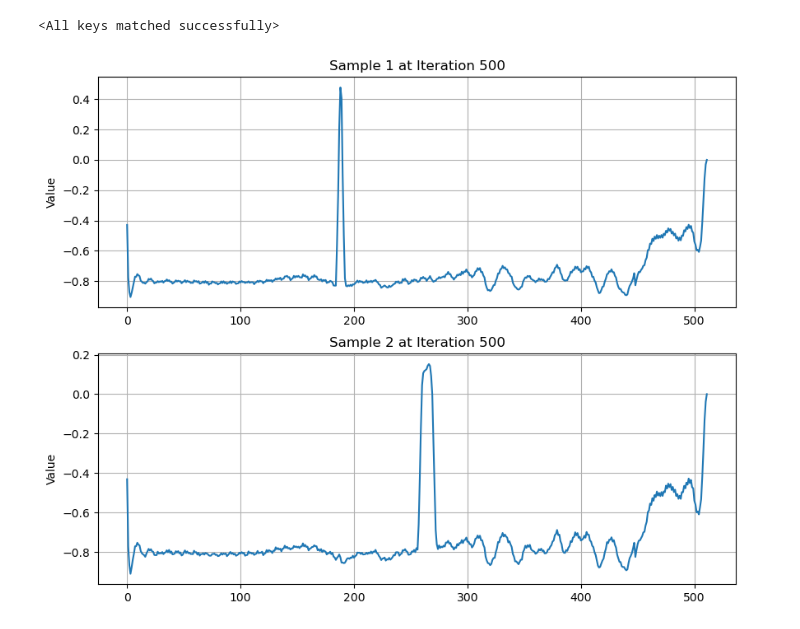
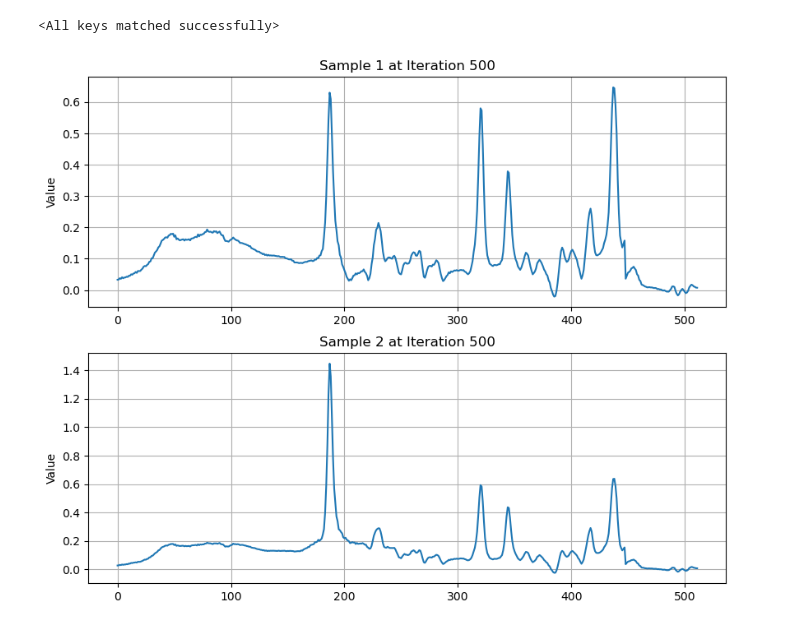
Before and after one commit to break-the-wa11/lpn_mrs, a Jupyter notebook: temp_code/test_sample.ipynb, the cells around one changed output. Drawn from its saved outputs; the diff is of its cells as text; code cells hidden in the pictures.

```diff
--- a/temp_code/test_sample.ipynb
+++ b/temp_code/test_sample.ipynb
@@ -71,50 +21,49 @@ x = torch.tensor(x).unsqueeze(0).unsqueeze(1).repeat(2,1,1)
 # x = torch.zeros_like(torch.tensor(x)).repeat(2,1,1)
 
 noise_init = 0.03
-noise_final = 0.005
+noise_final = 0.01
 # %%
 kernel = 3
-hidden = 128
-sigma_min = 0.01
-sigma_max = 0.01
+hidden = 30
+sigma_min = 0.005
+sigma_max = 0.1
 # %%
-model = LPN(in_dim = 1, hidden=hidden, kernel=kernel, beta=10, alpha=1e-6)
-model.load_state_dict(torch.load(f"../weights/lpn_mrs_h_{hidden}_k_{kernel}_n_({sigma_min}_{sigma_max})/LPN_best.pt"))
+model = LPN_cond(in_dim = 1, hidden_c=1, hidden=hidden, kernel=kernel, beta=10, alpha=1e-6)
+model.load_state_dict(torch.load(f"../weights/lpn_cond_mrs_h_{hidden}_k_{kernel}_n_({sigma_min}_{sigma_max})/LPN_best.pt"))
 # %% [output]
 <All keys matched successfully>
 # %%
 plt.ion()  # Enable interactive mode for real-time plotting
 fig, axs = plt.subplots(2, 1, figsize=(10, 8))
 
 for it in range(500):
-    noise_level = 0.01
-    # noise_level = noise_init * (noise_final / noise_init) ** (it / 500)
-    # noise_level = noise_init - (noise_init - noise_final) * (it / 500)
-    x = model(x + torch.randn_like(x) * noise_level * np.sqrt(2))
-    # x = 2 * model(x + torch.randn_like(x) * noise_level / np.sqrt(2)) - x
+    # sigma = noise_init * (noise_final / noise_init) ** (it / 500)
+    sigma = noise_init - (noise_init - noise_final) * (it / 500)
+    noise_levels = torch.full((2,1), sigma)
+    x = model(x + torch.randn_like(x) * sigma * np.sqrt(2), noise_levels)
 
     clear_output(wait=True)
 
     # Plot the first sample
     axs[0].cla()  # Clear axes
     axs[0].plot(x[0, 0].detach().numpy())  # First sample
     axs[0].set_title(f'Sample 1 at Iteration {it + 1}')
     axs[0].set_ylabel('Value')
     axs[0].grid(True)
 
     # Plot the second sample
     axs[1].cla()  # Clear axes
     axs[1].plot(x[1, 0].detach().numpy())  # Second sample
     axs[1].set_title(f'Sample 2 at Iteration {it + 1}')
     axs[1].set_ylabel('Value')
     axs[1].grid(True)
 
     display(fig)
 
     plt.pause(0.01)  # Wait for a brief moment to display the updated plots
 
 # After the loop, keep the plot open
 plt.ioff()  # Disable interactive mode
 plt.show()
 # %% [output]
-[figure, old version]
+[figure, new version]
```
Also changed, not shown: parts of 4 cells of this notebook, 16 other files.
